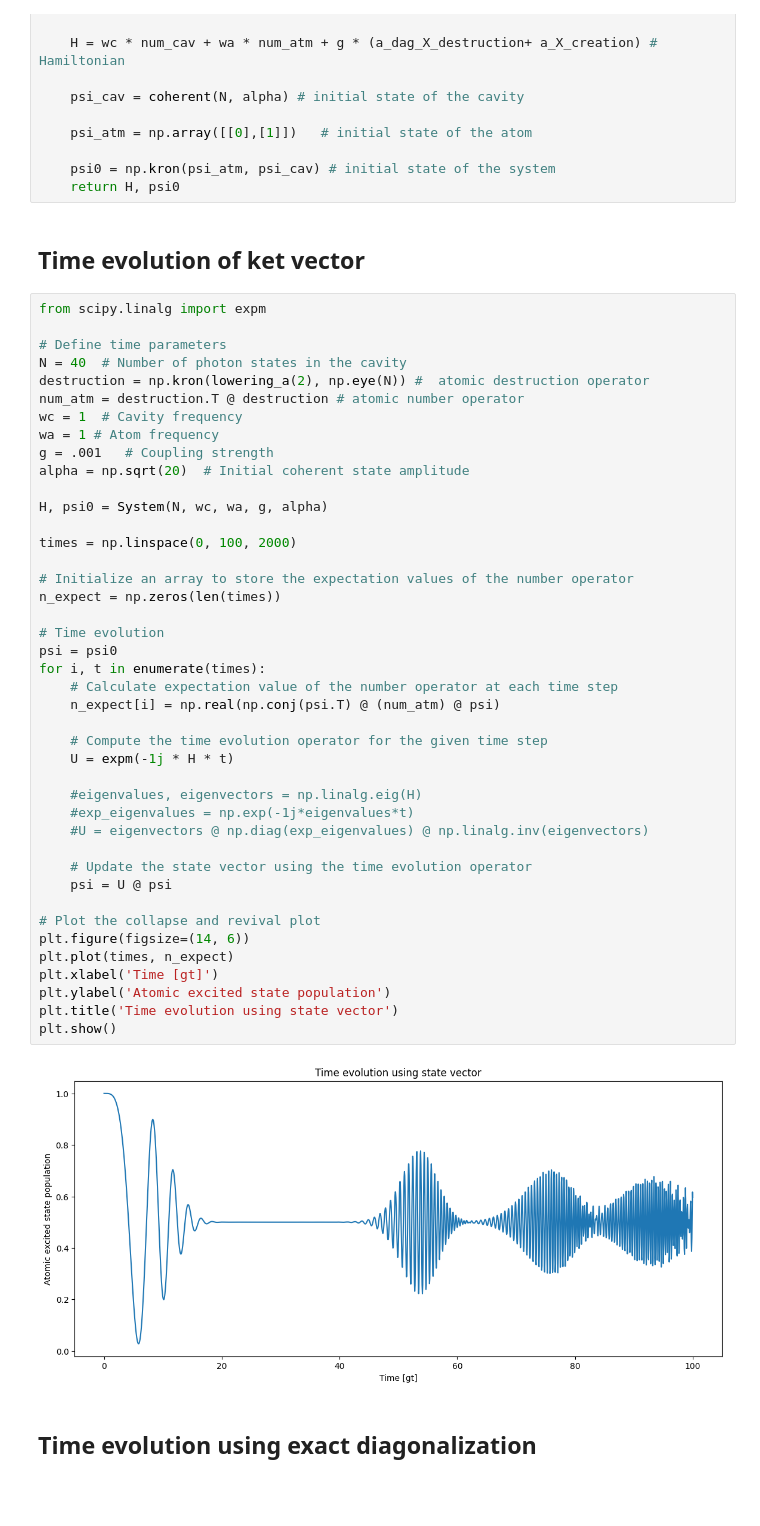
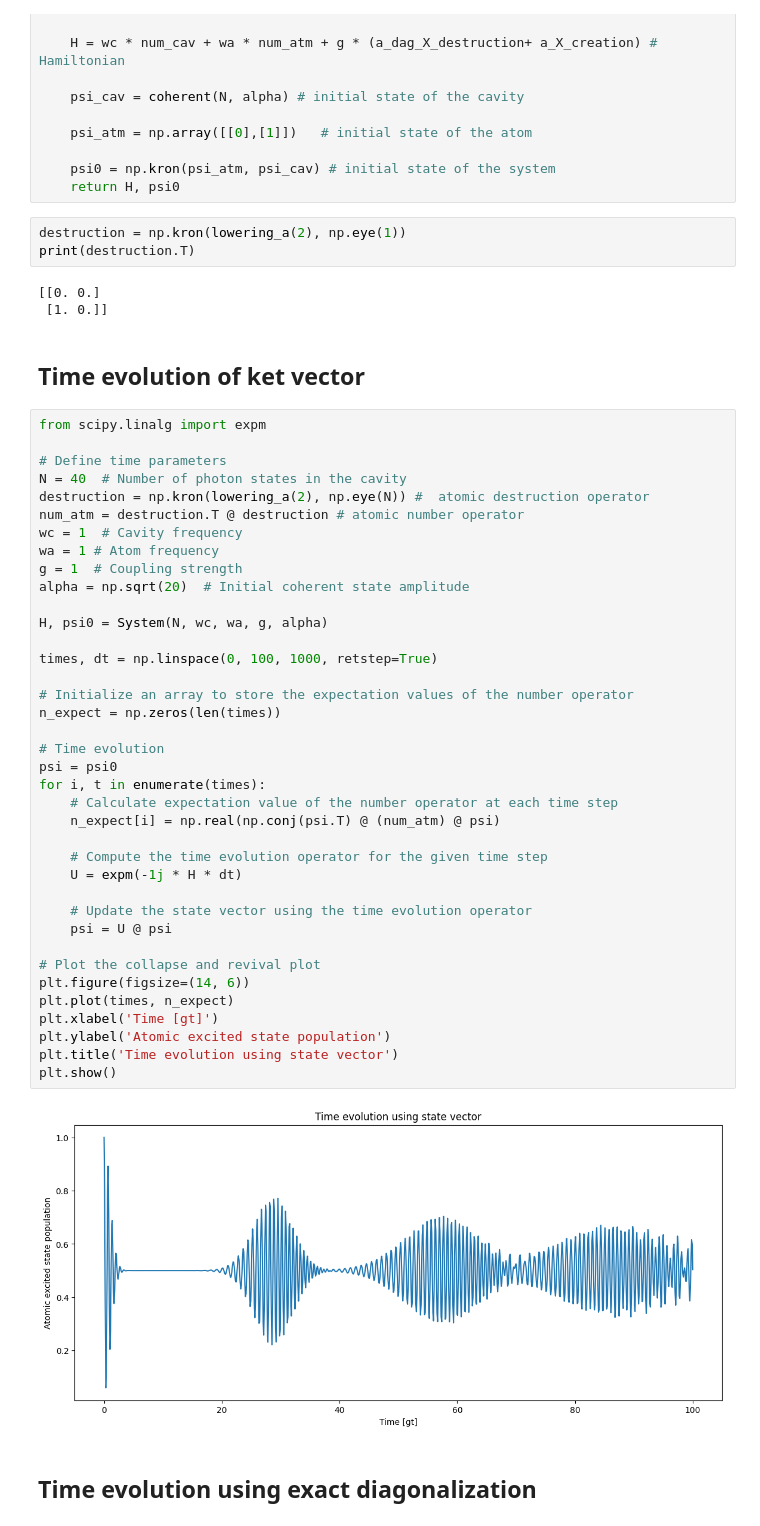
Before and after one commit to molendziak/TFM, a Jupyter notebook: JC_numerical_model.ipynb, the cells around one changed output. Saved outputs shown, nothing was run; the diff lists cells and outputs as text; blank space fills up the shorter version.

```diff
--- a/JC_numerical_model.ipynb
+++ b/JC_numerical_model.ipynb
@@ -29,6 +29,12 @@ def System(N, wc, wa, g, alpha):
 
     psi0 = np.kron(psi_atm, psi_cav) # initial state of the system
     return H, psi0
+# %%
+destruction = np.kron(lowering_a(2), np.eye(1))
+print(destruction.T)
+# %% [output]
+[[0. 0.]
+ [1. 0.]]
 # %% [markdown]
 ## Time evolution of ket vector
 # %%
@@ -40,41 +46,37 @@ destruction = np.kron(lowering_a(2), np.eye(N)) #  atomic destruction operator
 num_atm = destruction.T @ destruction # atomic number operator
 wc = 1  # Cavity frequency
 wa = 1 # Atom frequency
-g = .001   # Coupling strength
+g = 1  # Coupling strength
 alpha = np.sqrt(20)  # Initial coherent state amplitude
 
 H, psi0 = System(N, wc, wa, g, alpha)
 
-times = np.linspace(0, 100, 2000)
+times, dt = np.linspace(0, 100, 1000, retstep=True)
 
 # Initialize an array to store the expectation values of the number operator
 n_expect = np.zeros(len(times))
 
 # Time evolution
 psi = psi0
 for i, t in enumerate(times):
     # Calculate expectation value of the number operator at each time step
     n_expect[i] = np.real(np.conj(psi.T) @ (num_atm) @ psi)
 
     # Compute the time evolution operator for the given time step
-    U = expm(-1j * H * t)
-
-    #eigenvalues, eigenvectors = np.linalg.eig(H)
-    #exp_eigenvalues = np.exp(-1j*eigenvalues*t)
-    #U = eigenvectors @ np.diag(exp_eigenvalues) @ np.linalg.inv(eigenvectors)
+    U = expm(-1j * H * dt)
 
     # Update the state vector using the time evolution operator
     psi = U @ psi
 
 # Plot the collapse and revival plot
 plt.figure(figsize=(14, 6))
 plt.plot(times, n_expect)
 plt.xlabel('Time [gt]')
 plt.ylabel('Atomic excited state population')
 plt.title('Time evolution using state vector')
 plt.show()
 # %% [output]
-[figure, old version]
+[figure, new version]
 # %% [markdown]
 ## Time evolution using exact diagonalization
 # %%
```
Also changed, not shown: parts of 3 cells of this notebook.
